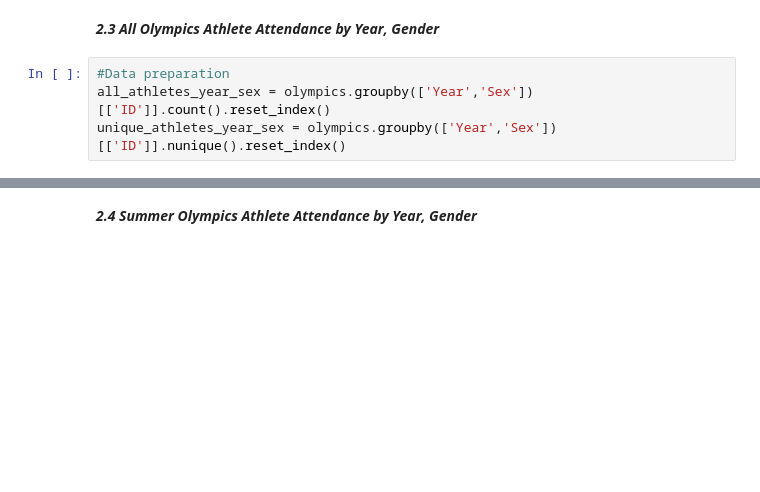
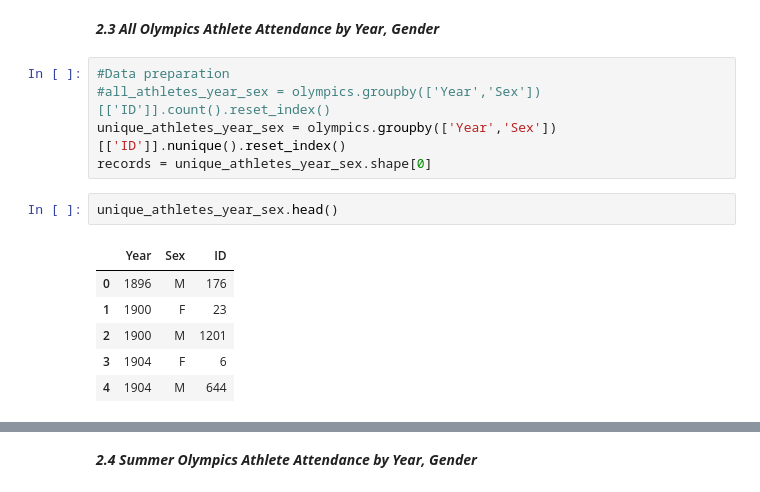
Before and after one commit to obiradaniel/od_olympics, a Jupyter notebook: olympics_analysis.ipynb, the cells around one changed output, grey strips where cells are left out. Drawn from its saved outputs; the diff is of its cells as text; blank space fills up the shorter version.

```diff
--- a/olympics_analysis.ipynb
+++ b/olympics_analysis.ipynb
@@ -566,5 +593,15 @@ show_values(ax)
 ***2.3 All Olympics Athlete Attendance by Year, Gender***
 # %%
 #Data preparation
-all_athletes_year_sex = olympics.groupby(['Year','Sex'])[['ID']].count().reset_index()
+#all_athletes_year_sex = olympics.groupby(['Year','Sex'])[['ID']].count().reset_index()
 unique_athletes_year_sex = olympics.groupby(['Year','Sex'])[['ID']].nunique().reset_index()
+records = unique_athletes_year_sex.shape[0]
+# %%
+unique_athletes_year_sex.head()
+# %% [output]
+|  | Year | Sex | ID |
+| 0 | 1896 | M | 176 |
+| 1 | 1900 | F | 23 |
+| 2 | 1900 | M | 1201 |
+| 3 | 1904 | F | 6 |
+| 4 | 1904 | M | 644 |
```
Also changed, not shown: parts of 14 cells of this notebook, 3 other files.
